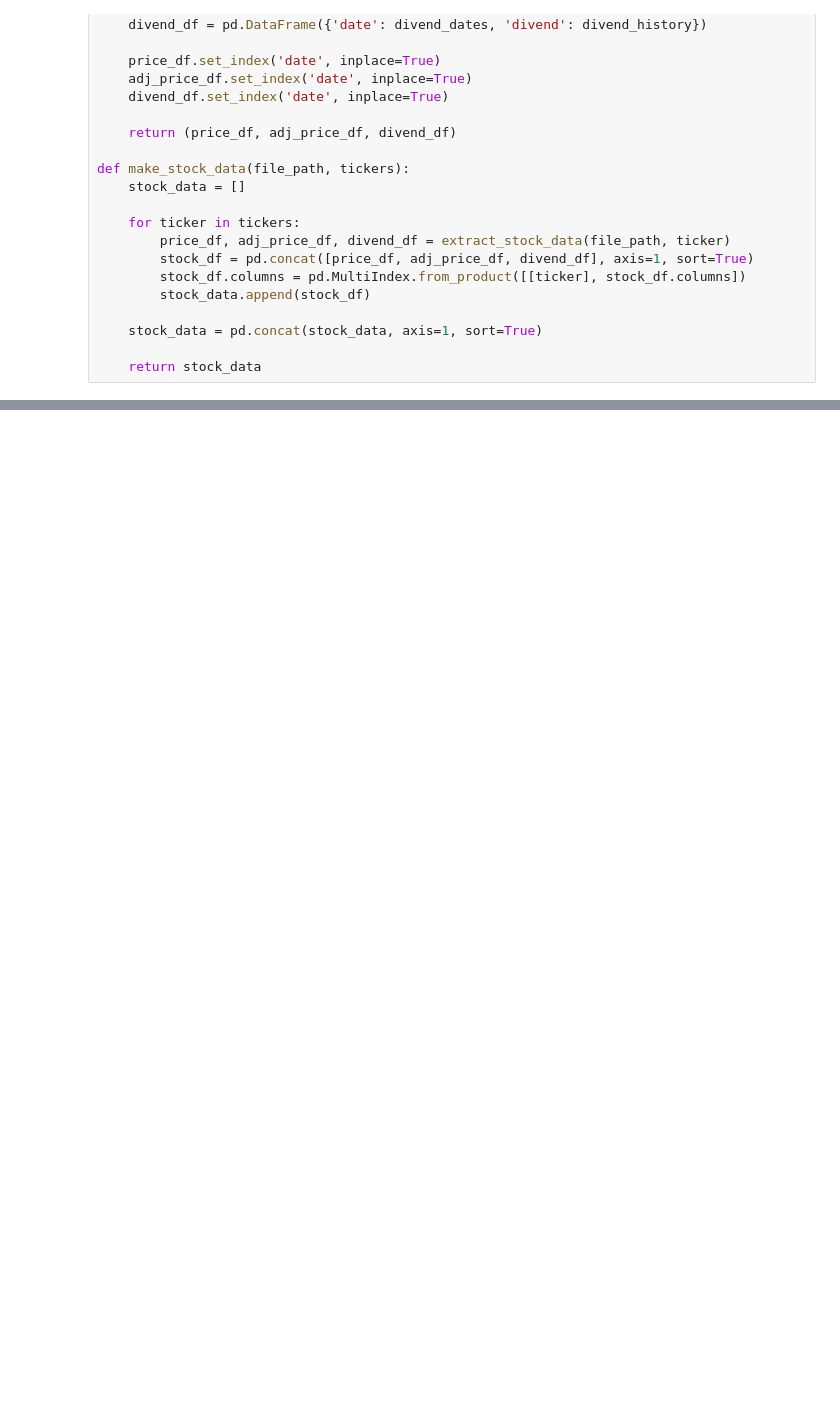
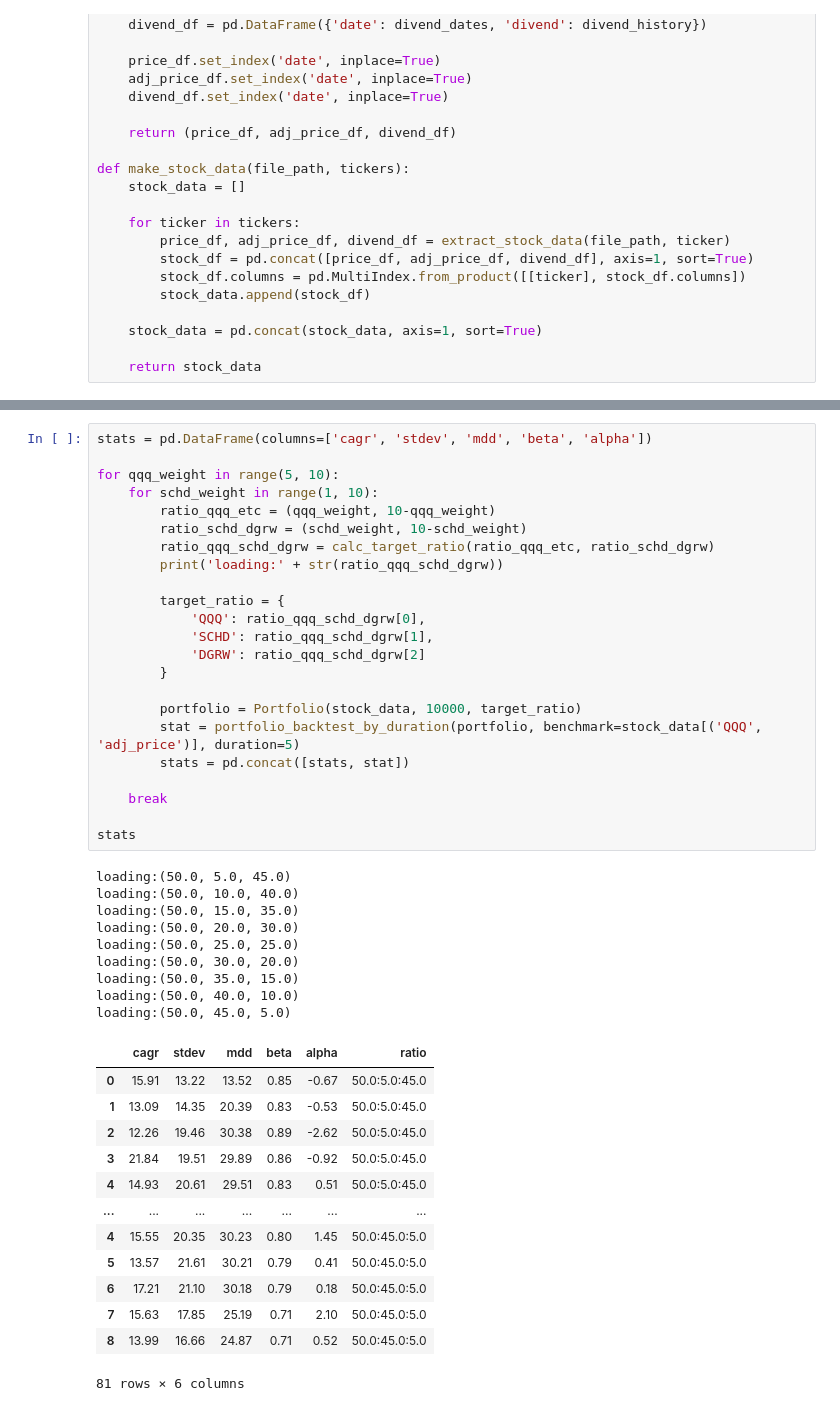
Before and after one commit to RookImS/stock_portfolio_tool, a Jupyter notebook: portfolio.ipynb, the cells around one changed output, grey strips where cells are left out. Drawn from its saved outputs; the diff is of its cells as text; blank space fills up the shorter version.

```diff
--- a/portfolio.ipynb
+++ b/portfolio.ipynb
@@ -289 +373,47 @@ def portfolio_backtest_by_duration(portfolio:Portfolio, duration=1, start_date=N
+# %%
+stats = pd.DataFrame(columns=['cagr', 'stdev', 'mdd', 'beta', 'alpha'])
+
+for qqq_weight in range(5, 10):
+    for schd_weight in range(1, 10):
+        ratio_qqq_etc = (qqq_weight, 10-qqq_weight)
+        ratio_schd_dgrw = (schd_weight, 10-schd_weight)
+        ratio_qqq_schd_dgrw = calc_target_ratio(ratio_qqq_etc, ratio_schd_dgrw)
+        print('loading:' + str(ratio_qqq_schd_dgrw))
+
+        target_ratio = {
+            'QQQ': ratio_qqq_schd_dgrw[0],
+            'SCHD': ratio_qqq_schd_dgrw[1],
+            'DGRW': ratio_qqq_schd_dgrw[2]
+        }
+
+        portfolio = Portfolio(stock_data, 10000, target_ratio)
+        stat = portfolio_backtest_by_duration(portfolio, benchmark=stock_data[('QQQ', 'adj_price')], duration=5)
+        stats = pd.concat([stats, stat])
+
+    break
+
+stats
+# %% [output]
+loading:(50.0, 5.0, 45.0)
+loading:(50.0, 10.0, 40.0)
+loading:(50.0, 15.0, 35.0)
+loading:(50.0, 20.0, 30.0)
+loading:(50.0, 25.0, 25.0)
+loading:(50.0, 30.0, 20.0)
+loading:(50.0, 35.0, 15.0)
+loading:(50.0, 40.0, 10.0)
+loading:(50.0, 45.0, 5.0)
+|  | cagr | stdev | mdd | beta | alpha | ratio |
+| 0 | 15.91 | 13.22 | 13.52 | 0.85 | -0.67 | 50.0:5.0:45.0 |
+| 1 | 13.09 | 14.35 | 20.39 | 0.83 | -0.53 | 50.0:5.0:45.0 |
+| 2 | 12.26 | 19.46 | 30.38 | 0.89 | -2.62 | 50.0:5.0:45.0 |
+| 3 | 21.84 | 19.51 | 29.89 | 0.86 | -0.92 | 50.0:5.0:45.0 |
+| 4 | 14.93 | 20.61 | 29.51 | 0.83 | 0.51 | 50.0:5.0:45.0 |
+| ... | ... | ... | ... | ... | ... | ... |
+| 4 | 15.55 | 20.35 | 30.23 | 0.80 | 1.45 | 50.0:45.0:5.0 |
+| 5 | 13.57 | 21.61 | 30.21 | 0.79 | 0.41 | 50.0:45.0:5.0 |
+| 6 | 17.21 | 21.10 | 30.18 | 0.79 | 0.18 | 50.0:45.0:5.0 |
+| 7 | 15.63 | 17.85 | 25.19 | 0.71 | 2.10 | 50.0:45.0:5.0 |
+| 8 | 13.99 | 16.66 | 24.87 | 0.71 | 0.52 | 50.0:45.0:5.0 |
+81 rows × 6 columns
 # %%
```
Also changed, not shown: parts of 11 cells of this notebook.
